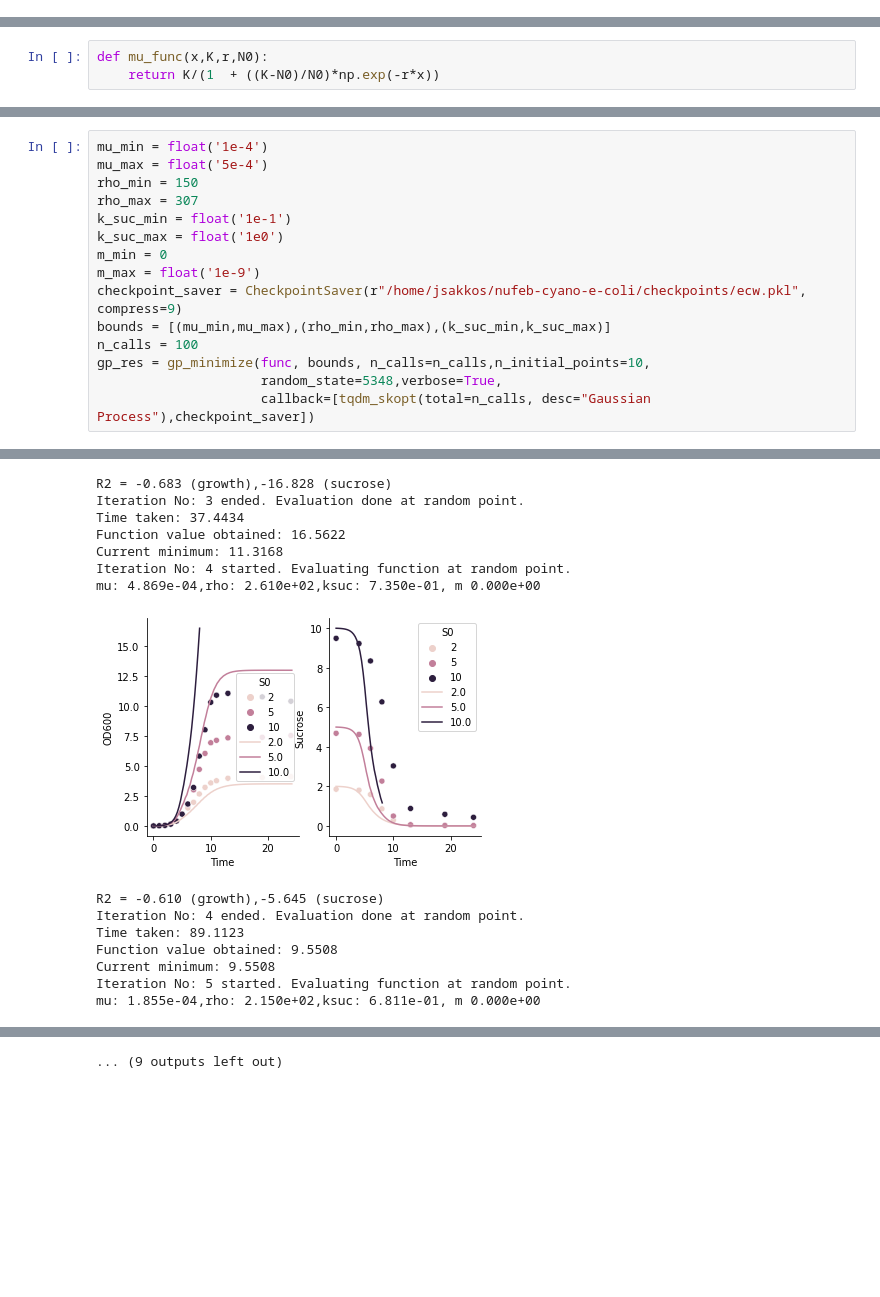
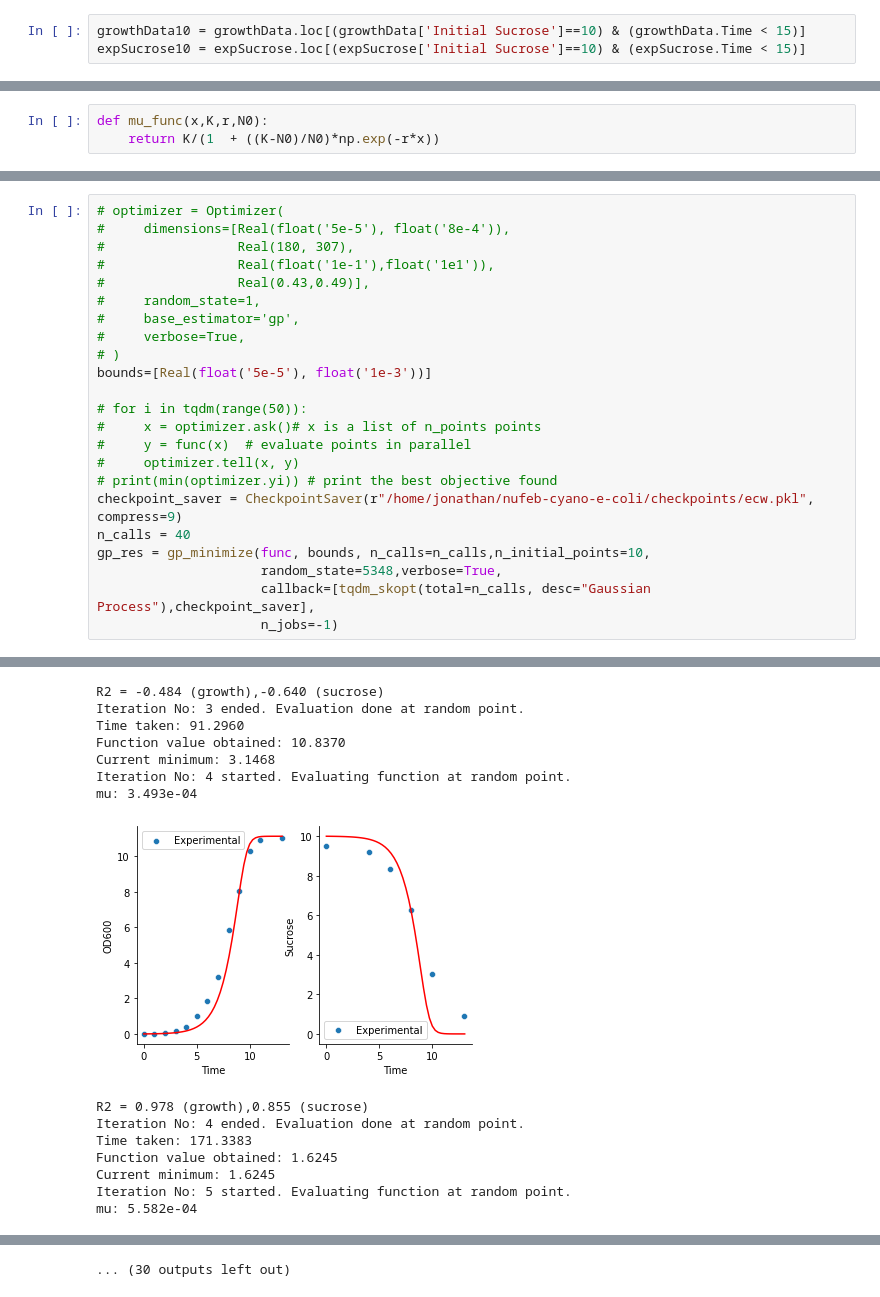
Before and after one commit to Jsakkos/nufeb-cyano-e-coli, a Jupyter notebook: notebooks/ec-opt-local.ipynb, the cells around one changed output, grey strips where cells are left out. Saved outputs shown, nothing was run; the diff lists cells and outputs as text; blank space fills up the shorter version.

```diff
--- a/notebooks/ec-opt-local.ipynb
+++ b/notebooks/ec-opt-local.ipynb
@@ -65,3 +80,6 @@ expSucrose.head()
 | 2 | 0 | 10 | 9.489184 |
 | 3 | 4 | 2 | 1.808598 |
 | 4 | 4 | 5 | 4.631757 |
+# %%
+growthData10 = growthData.loc[(growthData['Initial Sucrose']==10) & (growthData.Time < 15)]
+expSucrose10 = expSucrose.loc[(expSucrose['Initial Sucrose']==10) & (expSucrose.Time < 15)]
@@ -249,17 +275,25 @@ TypeError: Delayed objects of unspecified length are not iterable
 # %%
-mu_min = float('1e-4')
-mu_max = float('5e-4')
-rho_min = 150
-rho_max = 307
-k_suc_min = float('1e-1')
-k_suc_max = float('1e0')
-m_min = 0
-m_max = float('1e-9')
-checkpoint_saver = CheckpointSaver(r"/home/jsakkos/nufeb-cyano-e-coli/checkpoints/ecw.pkl", compress=9)
-bounds = [(mu_min,mu_max),(rho_min,rho_max),(k_suc_min,k_suc_max)]
-n_calls = 100
+# optimizer = Optimizer(
+#     dimensions=[Real(float('5e-5'), float('8e-4')),
+#                 Real(180, 307),
+#                 Real(float('1e-1'),float('1e1')),
+#                 Real(0.43,0.49)],
+#     random_state=1,
+#     base_estimator='gp',
+#     verbose=True,
+# )
+bounds=[Real(float('5e-5'), float('1e-3'))]
+
+# for i in tqdm(range(50)):
+#     x = optimizer.ask()# x is a list of n_points points
+#     y = func(x)  # evaluate points in parallel
+#     optimizer.tell(x, y)
+# print(min(optimizer.yi)) # print the best objective found
+checkpoint_saver = CheckpointSaver(r"/home/jonathan/nufeb-cyano-e-coli/checkpoints/ecw.pkl", compress=9)
+n_calls = 40
 gp_res = gp_minimize(func, bounds, n_calls=n_calls,n_initial_points=10,
                      random_state=5348,verbose=True,
-                     callback=[tqdm_skopt(total=n_calls, desc="Gaussian Process"),checkpoint_saver])
+                     callback=[tqdm_skopt(total=n_calls, desc="Gaussian Process"),checkpoint_saver],
+                     n_jobs=-1)
 # %% [output]
 Iteration No: 1 started. Evaluating function at random point.
@@ -284,15 +318,15 @@ mu: 1.296e-04,rho: 1.710e+02,ksuc: 9.315e-01, m 0.000e+00
-R2 = -0.683 (growth),-16.828 (sucrose)
+R2 = -0.484 (growth),-0.640 (sucrose)
 Iteration No: 3 ended. Evaluation done at random point.
-Time taken: 37.4434
-Function value obtained: 16.5622
-Current minimum: 11.3168
+Time taken: 91.2960
+Function value obtained: 10.8370
+Current minimum: 3.1468
 Iteration No: 4 started. Evaluating function at random point.
-mu: 4.869e-04,rho: 2.610e+02,ksuc: 7.350e-01, m 0.000e+00
+mu: 3.493e-04
-[figure, old version]
+[figure, new version]
-R2 = -0.610 (growth),-5.645 (sucrose)
+R2 = 0.978 (growth),0.855 (sucrose)
 Iteration No: 4 ended. Evaluation done at random point.
-Time taken: 89.1123
-Function value obtained: 9.5508
-Current minimum: 9.5508
+Time taken: 171.3383
+Function value obtained: 1.6245
+Current minimum: 1.6245
 Iteration No: 5 started. Evaluating function at random point.
-mu: 1.855e-04,rho: 2.150e+02,ksuc: 6.811e-01, m 0.000e+00
+mu: 5.582e-04
@@ -308 +342 @@ mu: 2.081e-04,rho: 2.810e+02,ksuc: 6.439e-01, m 0.000e+00
-... (9 outputs left out)
+... (30 outputs left out)
```
Also changed, not shown: parts of 27 cells of this notebook, 2 other files.
